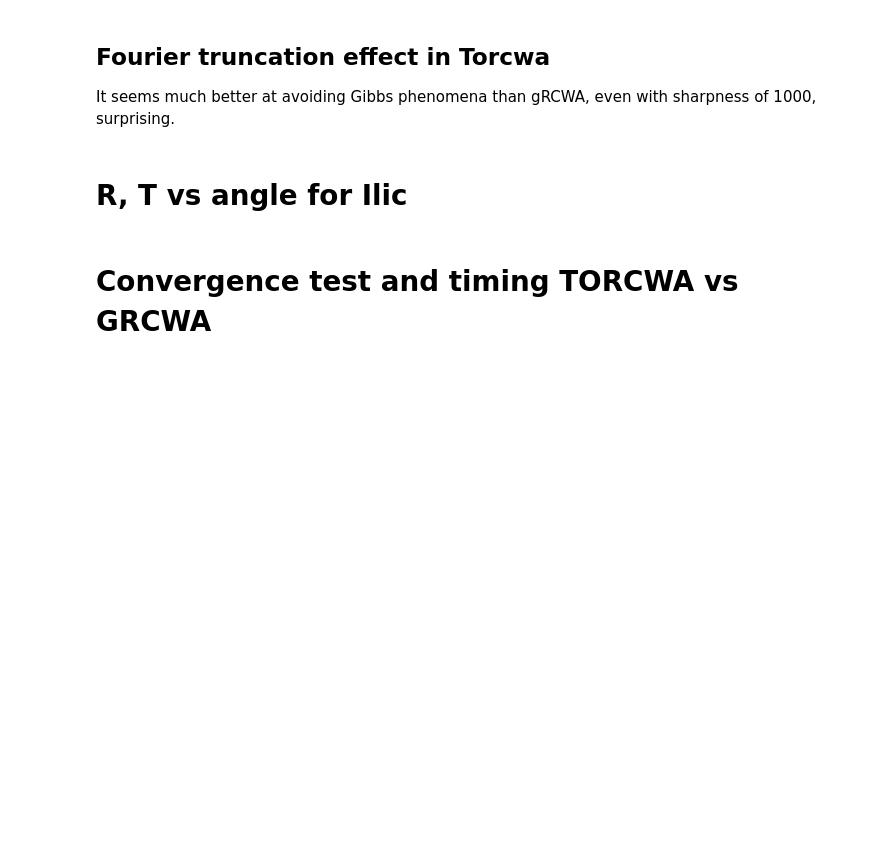
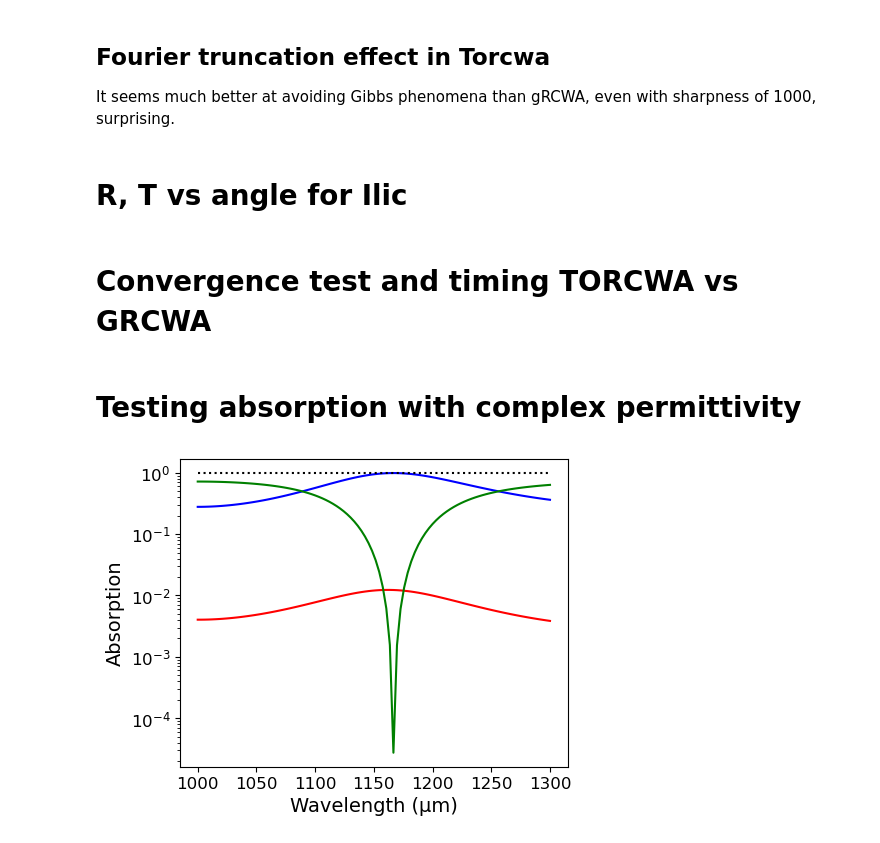
Before and after one commit to jadonylin/relativistic-lightsail-dynamics, a Jupyter notebook: twobox_test.ipynb, the cells around one changed output. Cells and saved outputs as stored; diff of their text form; code cells hidden in the pictures; blank space fills up the shorter version.

Commit message:
Test absorption in TORCWA with complex permittivity

```diff
--- a/twobox_test.ipynb
+++ b/twobox_test.ipynb
@@ -1043,3 +1039,5 @@ plt.title(r'Torcwa for different values of sharpness vs GRCWA ')
 plt.ylabel(r'$R_{Torcwa}-R_{gRCWA}, T_{Torcwa}-T_{gRCWA}$')
 plt.xlabel('sharpness')
 plt.legend()
+# %% [markdown]
+# Testing absorption with complex permittivity
@@ -1045,0 +1100,10 @@ plt.legend()
+# %%
+fig, ax = plt.subplots(figsize=(5,4))
+ax.plot(wavelengths, absorptions, "red", linewidth=1.5)
+ax.plot(wavelengths, transmissions, "blue", linewidth=1.5)
+ax.plot(wavelengths, reflections, "green", linewidth=1.5)
+ax.plot(wavelengths, reflections+transmissions+absorptions, "black", linestyle=":", linewidth=1.5)
+ax.set(xlabel="Wavelength (µm)", ylabel="Absorption")
+ax.set_yscale("log")
+# %% [output]
+[figure, added]
```
Also changed, not shown: parts of 2 cells of this notebook.
